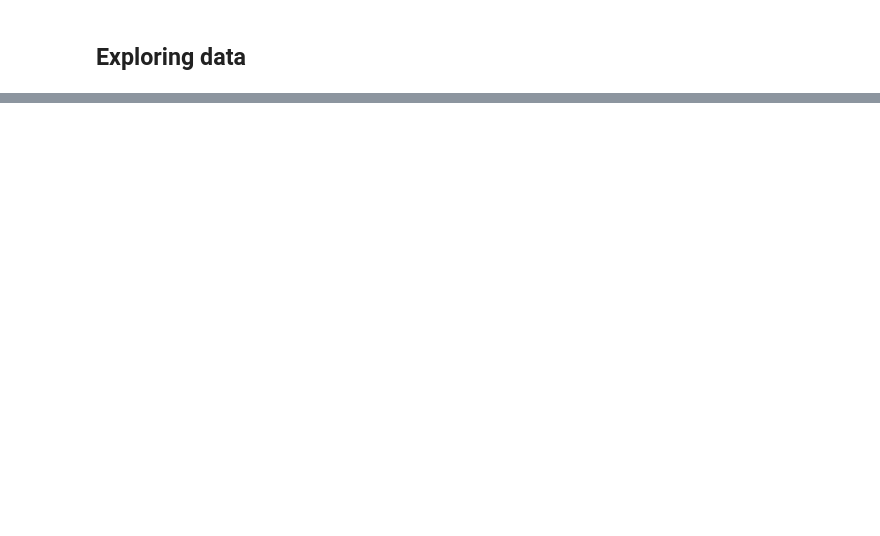
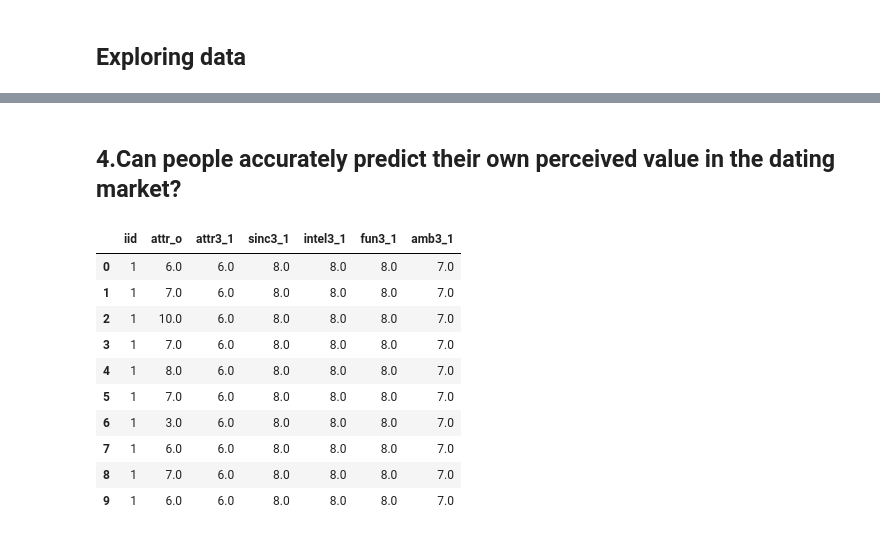
Before and after one commit to Mathias-Samson/Data_Science_Full_Stack_03-24, a Jupyter notebook: 01_EDA_Tinder/Speed_Dating_Deliverable_01.ipynb, the cells around one changed output, grey strips where cells are left out. Cells and saved outputs as stored; diff of their text form; code cells hidden in the pictures; blank space fills up the shorter version.

```diff
--- a/01_EDA_Tinder/Speed_Dating_Deliverable_01.ipynb
+++ b/01_EDA_Tinder/Speed_Dating_Deliverable_01.ipynb
@@ -352,0 +300,2 @@ data_attractiveness
+# %% [markdown]
+## 4.Can people accurately predict their own perceived value in the dating market?
@@ -352,0 +305,16 @@ data_attractiveness
+# %%
+# Initial dataset
+data_own_perception = dataset.loc[:,["iid","attr_o", "attr3_1", "sinc3_1", "intel3_1", "fun3_1","amb3_1"]]
+data_own_perception.head(10)
+# %% [output]
+|  | iid | attr_o | attr3_1 | sinc3_1 | intel3_1 | fun3_1 | amb3_1 |
+| 0 | 1 | 6.0 | 6.0 | 8.0 | 8.0 | 8.0 | 7.0 |
+| 1 | 1 | 7.0 | 6.0 | 8.0 | 8.0 | 8.0 | 7.0 |
+| 2 | 1 | 10.0 | 6.0 | 8.0 | 8.0 | 8.0 | 7.0 |
+| 3 | 1 | 7.0 | 6.0 | 8.0 | 8.0 | 8.0 | 7.0 |
+| 4 | 1 | 8.0 | 6.0 | 8.0 | 8.0 | 8.0 | 7.0 |
+| 5 | 1 | 7.0 | 6.0 | 8.0 | 8.0 | 8.0 | 7.0 |
+| 6 | 1 | 3.0 | 6.0 | 8.0 | 8.0 | 8.0 | 7.0 |
+| 7 | 1 | 6.0 | 6.0 | 8.0 | 8.0 | 8.0 | 7.0 |
+| 8 | 1 | 7.0 | 6.0 | 8.0 | 8.0 | 8.0 | 7.0 |
+| 9 | 1 | 6.0 | 6.0 | 8.0 | 8.0 | 8.0 | 7.0 |
```
Also changed, not shown: parts of 71 cells of this notebook.
